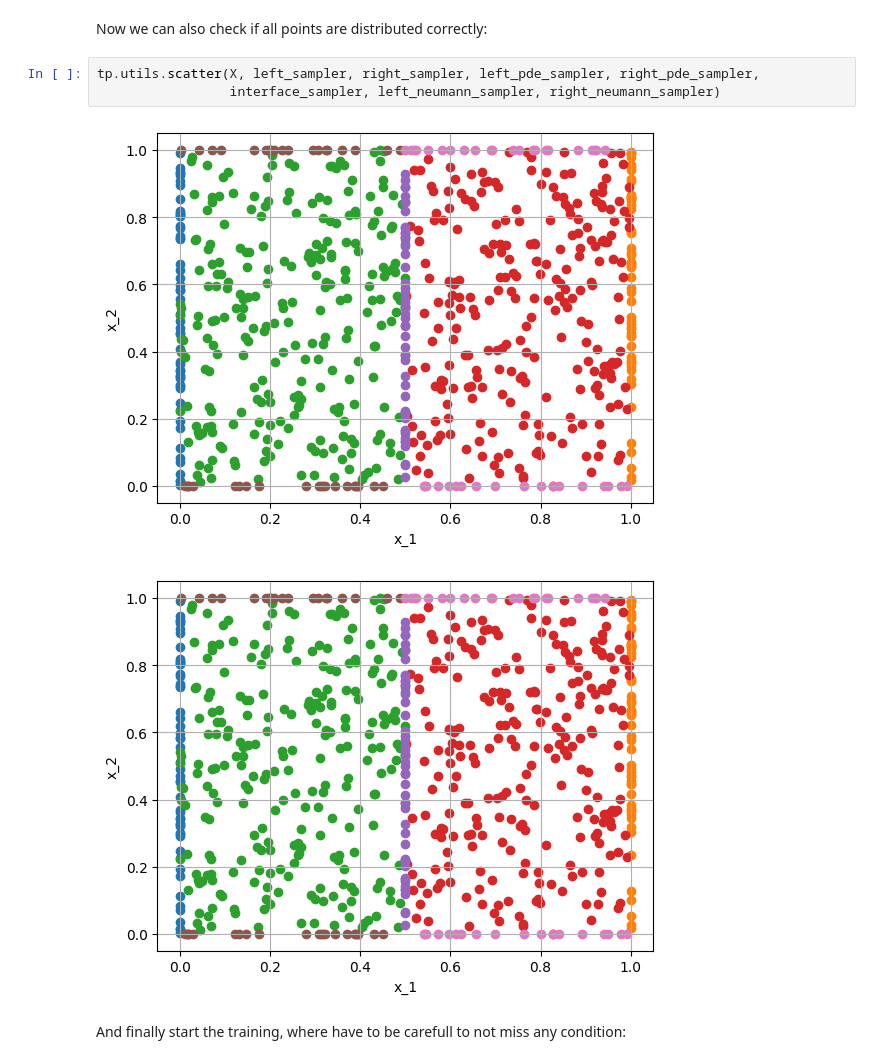
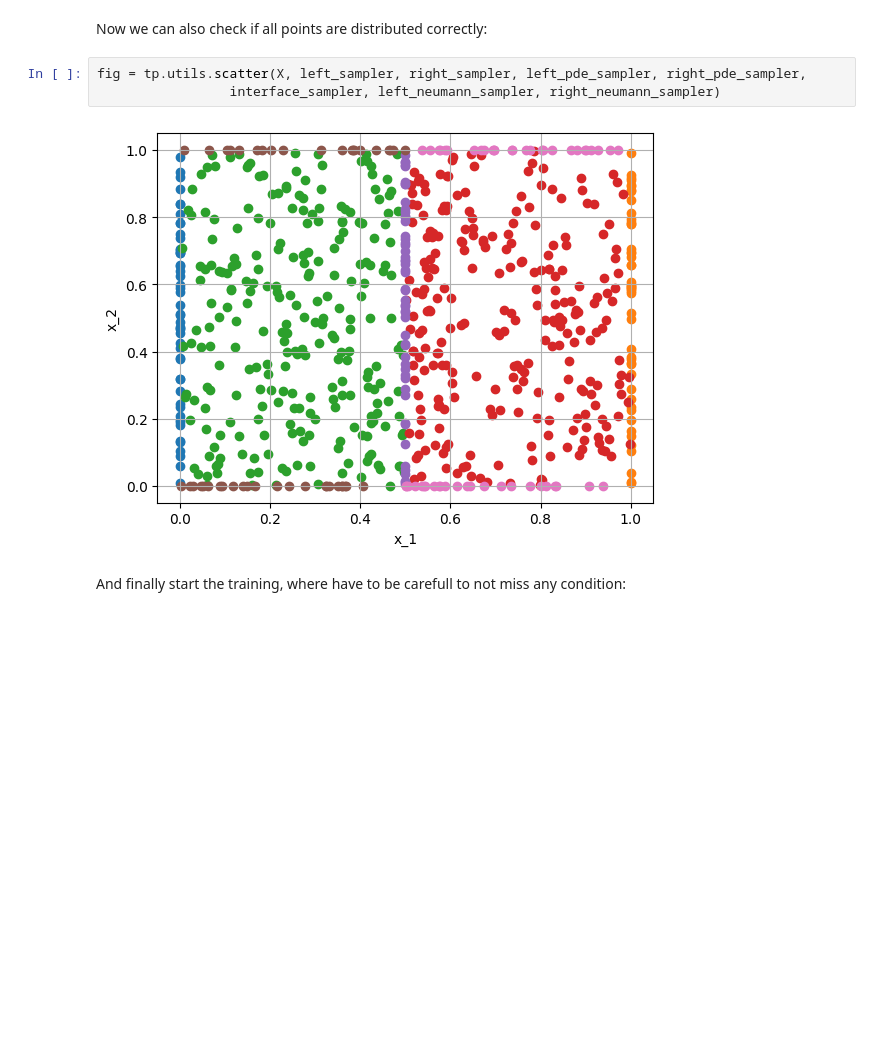
Before and after one commit to boschresearch/torchphysics, a Jupyter notebook: examples/pinn/interface-jump.ipynb, the cells around one changed output. Drawn from its saved outputs; the diff is of its cells as text; blank space fills up the shorter version.

```diff
--- a/examples/pinn/interface-jump.ipynb
+++ b/examples/pinn/interface-jump.ipynb
@@ -146,11 +146,10 @@ interface_cond = tp.conditions.PINNCondition(module=parallel_model, # here pass
 # %% [markdown]
 Now we can also check if all points are distributed correctly:
 # %%
-tp.utils.scatter(X, left_sampler, right_sampler, left_pde_sampler, right_pde_sampler,
+fig = tp.utils.scatter(X, left_sampler, right_sampler, left_pde_sampler, right_pde_sampler,
                  interface_sampler, left_neumann_sampler, right_neumann_sampler)
 # %% [output]
-[figure, old version]
+[figure, new version]
-[figure, removed]
 # %% [markdown]
 And finally start the training, where have to be carefull to not miss any condition:
 # %%
```
Also changed, not shown: parts of 3 cells of this notebook, 3 other files.
